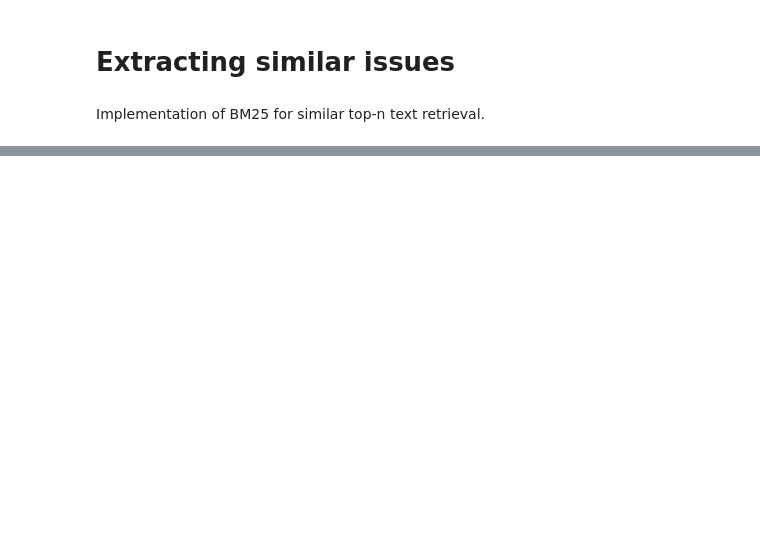
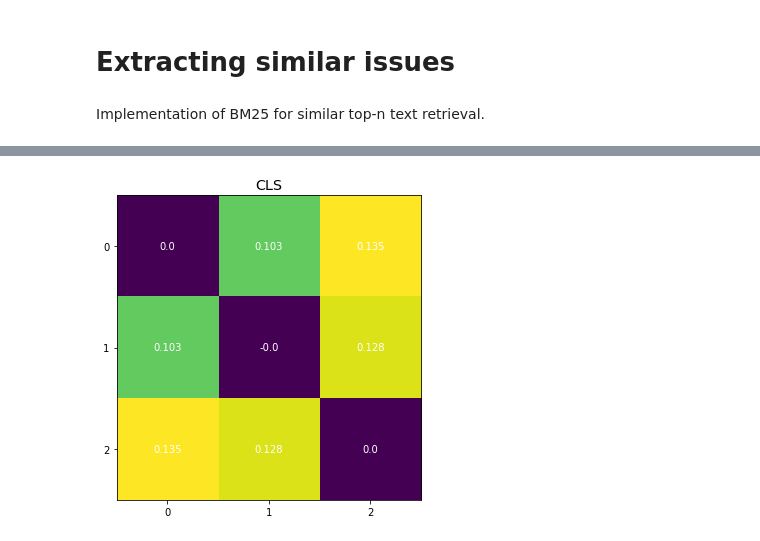
Before and after one commit to d2Anubis/BERT-based-Exception-Tagging, a Jupyter notebook: EY_GDS_Hackpions_2_0.ipynb, the cells around one changed output, grey strips where cells are left out. Drawn from its saved outputs; the diff is of its cells as text; code cells hidden in the pictures; blank space fills up the shorter version.

```diff
--- a/EY_GDS_Hackpions_2_0.ipynb
+++ b/EY_GDS_Hackpions_2_0.ipynb
@@ -197,0 +300,6 @@ bm25.get_top_n(tokenized_query, corpus, n=3)
+# %%
+with torch.no_grad():
+    # get the model embeddings
+    embeds = model(**encodings)
+# %%
+embeds = embeds[0]
@@ -197,0 +344,13 @@ bm25.get_top_n(tokenized_query, corpus, n=3)
+# %%
+CLSs = embeds[:, 0, :]
+# %%
+# normalize the CLS token embeddings
+normalized = f.normalize(CLSs, p=2, dim=1)
+# calculate the cosine similarity
+cls_dist = normalized.matmul(normalized.T)
+cls_dist = cls_dist.new_ones(cls_dist.shape) - cls_dist
+cls_dist = cls_dist.numpy()
+# %%
+visualize([cls_dist], titles=["CLS"])
+# %% [output]
+[figure, added]
```
Also changed, not shown: parts of 35 cells of this notebook.
